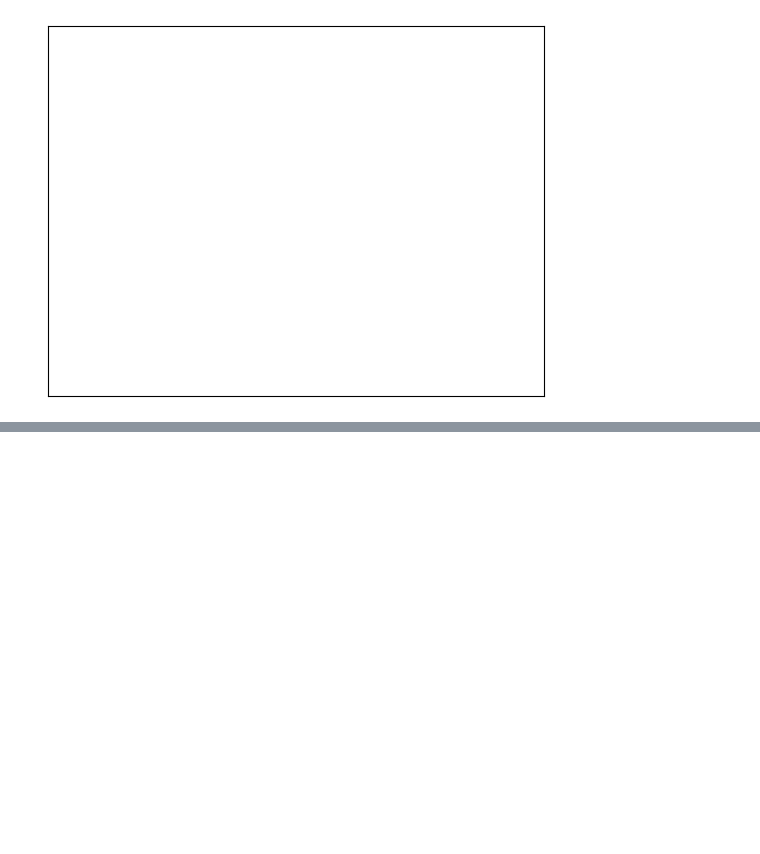
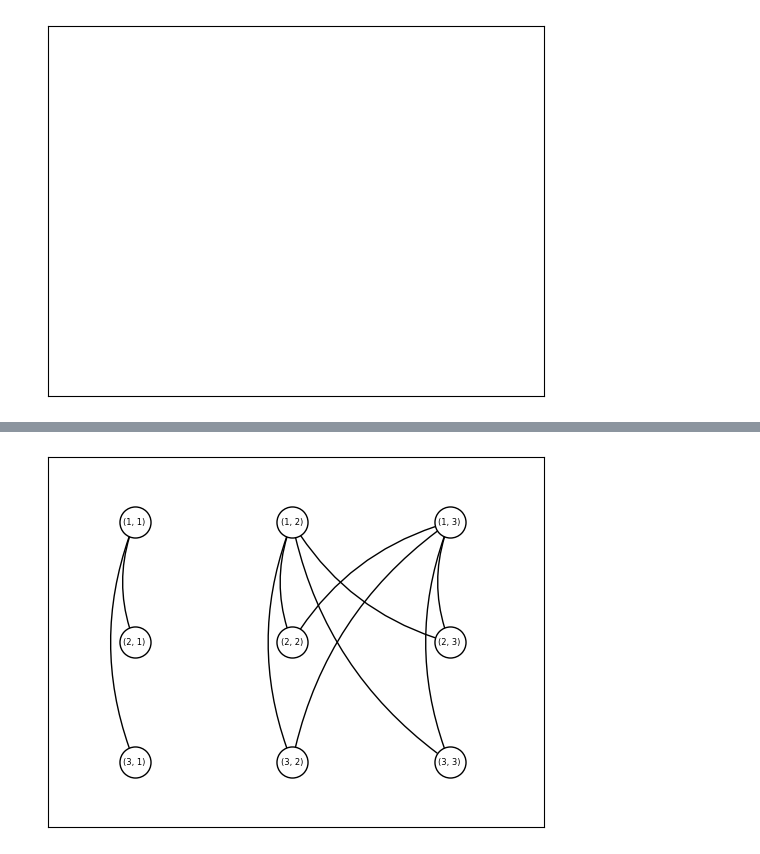
Before and after one commit to YanchuZhang/GC-LiNGAM, a Jupyter notebook: approach.ipynb, the cells around one changed output, grey strips where cells are left out. Drawn from its saved outputs; the diff is of its cells as text; code cells hidden in the pictures; blank space fills up the shorter version.

```diff
--- a/approach.ipynb
+++ b/approach.ipynb
@@ -47,0 +88,18 @@ False
+# %%
+n = 3
+G1 = nx.DiGraph()
+G2 = nx.DiGraph()
+V = range(1,n+1)
+G1.add_nodes_from(V)
+G2.add_nodes_from(V)
+E1 = [(1,2),(2,3)]
+B1 = [(2,3)]
+E2 = [(1,2),(1,3)]
+B2 = [(2,3)]
+G1.add_edges_from(E1)
+G2.add_edges_from(E2)
+# %%
+IG = induced_graph(V,B1,B2)
+plot_induced(IG)
+# %% [output]
+[figure, added]
```
Also changed, not shown: parts of 4 cells of this notebook, 5 other files.
